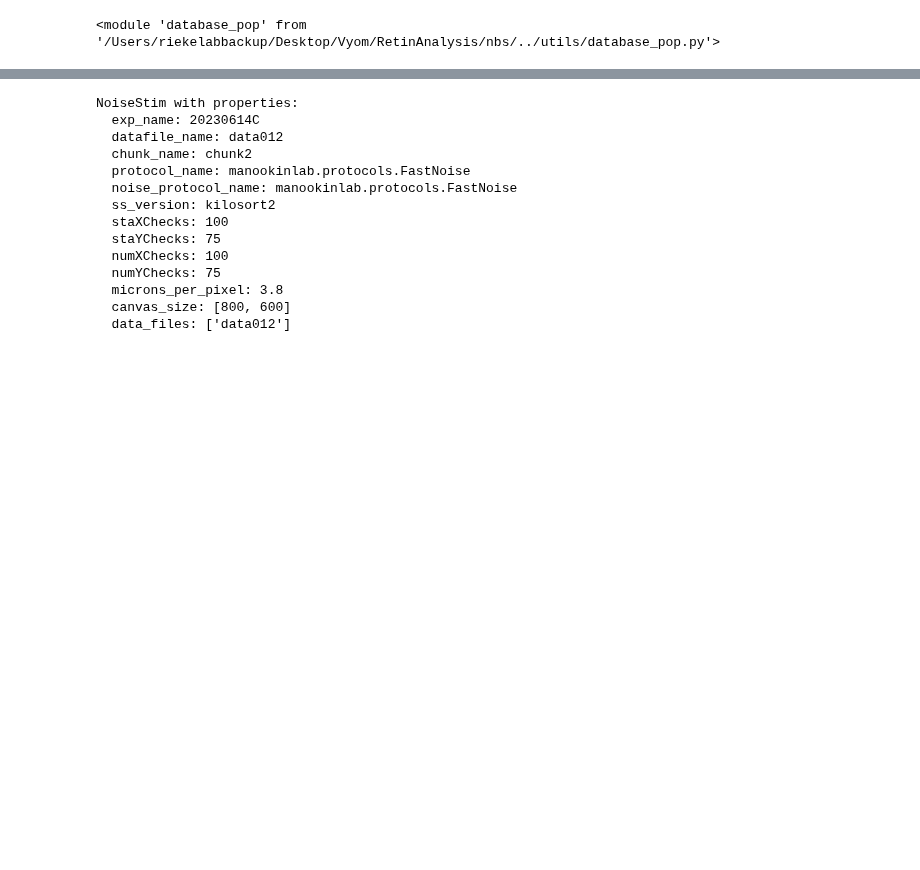
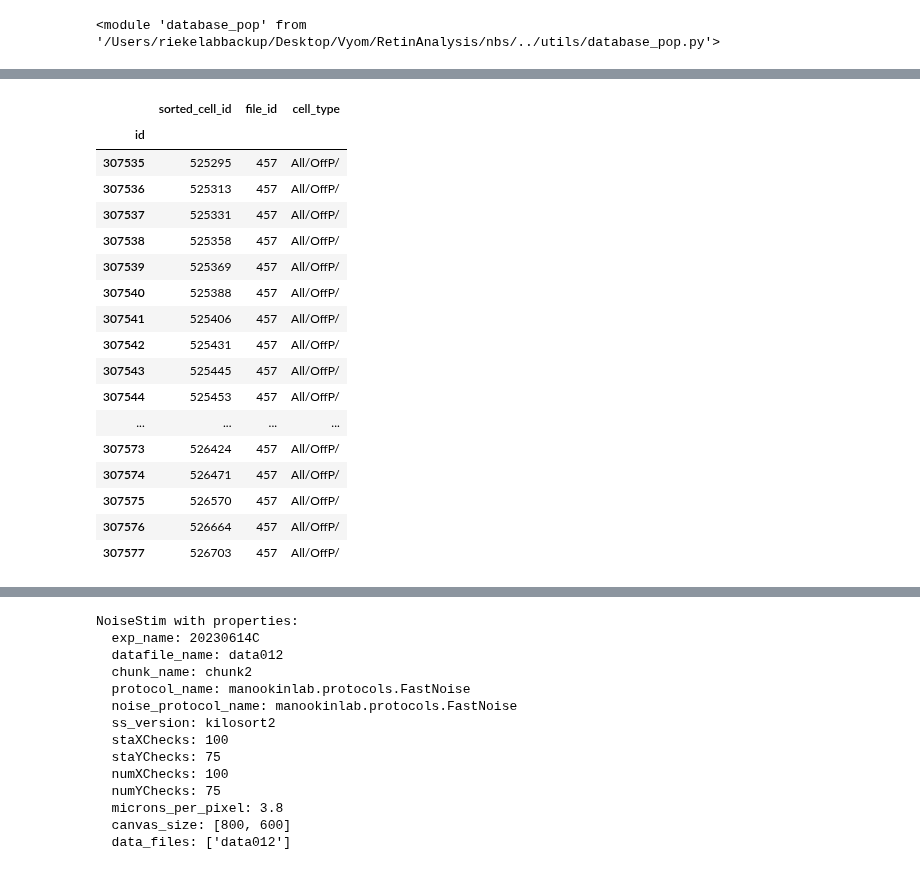
Before and after one commit to DRezeanu/retinanalysis, a Jupyter notebook: nbs/query_test.ipynb, the cells around one changed output, grey strips where cells are left out. Cells and saved outputs as stored; diff of their text form; code cells hidden in the pictures; blank space fills up the shorter version.

```diff
--- a/nbs/query_test.ipynb
+++ b/nbs/query_test.ipynb
@@ -79,0 +68,22 @@ Found 1 cell typing file(s) for chunk2
+# %%
+df_sct = (schema.SortedCellType() & f'file_id=457').fetch(format='frame')
+df_sct[df_sct['cell_type'].str.lower().str.contains('offp')]
+# %% [output]
+|  | sorted_cell_id | file_id | cell_type |
+| id |  |  |  |
+| 307535 | 525295 | 457 | All/OffP/ |
+| 307536 | 525313 | 457 | All/OffP/ |
+| 307537 | 525331 | 457 | All/OffP/ |
+| 307538 | 525358 | 457 | All/OffP/ |
+| 307539 | 525369 | 457 | All/OffP/ |
+| 307540 | 525388 | 457 | All/OffP/ |
+| 307541 | 525406 | 457 | All/OffP/ |
+| 307542 | 525431 | 457 | All/OffP/ |
+| 307543 | 525445 | 457 | All/OffP/ |
+| 307544 | 525453 | 457 | All/OffP/ |
+| ... | ... | ... | ... |
+| 307573 | 526424 | 457 | All/OffP/ |
+| 307574 | 526471 | 457 | All/OffP/ |
+| 307575 | 526570 | 457 | All/OffP/ |
+| 307576 | 526664 | 457 | All/OffP/ |
+| 307577 | 526703 | 457 | All/OffP/ |
```
Also changed, not shown: parts of 9 cells of this notebook, 3 other files.
